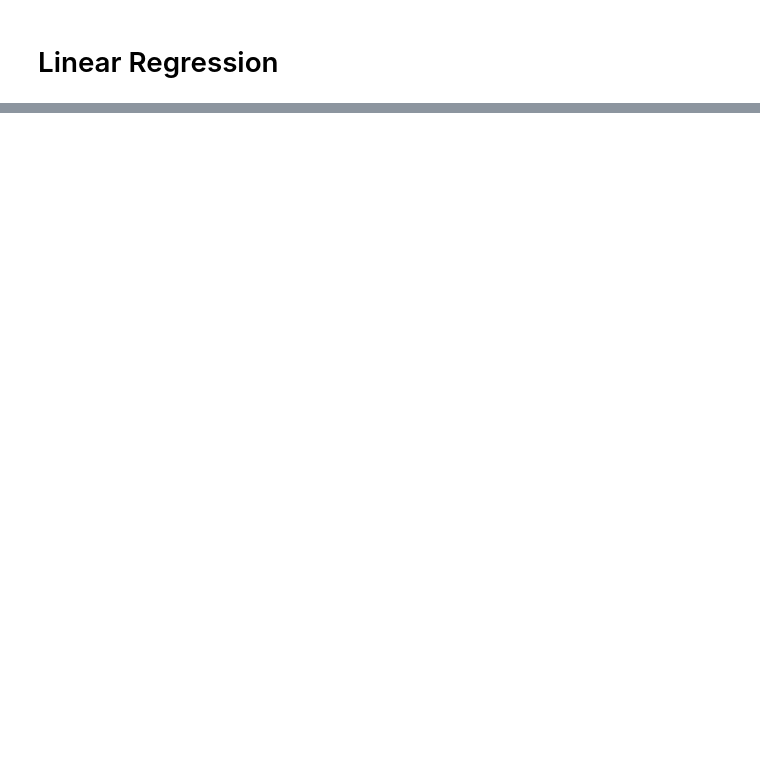
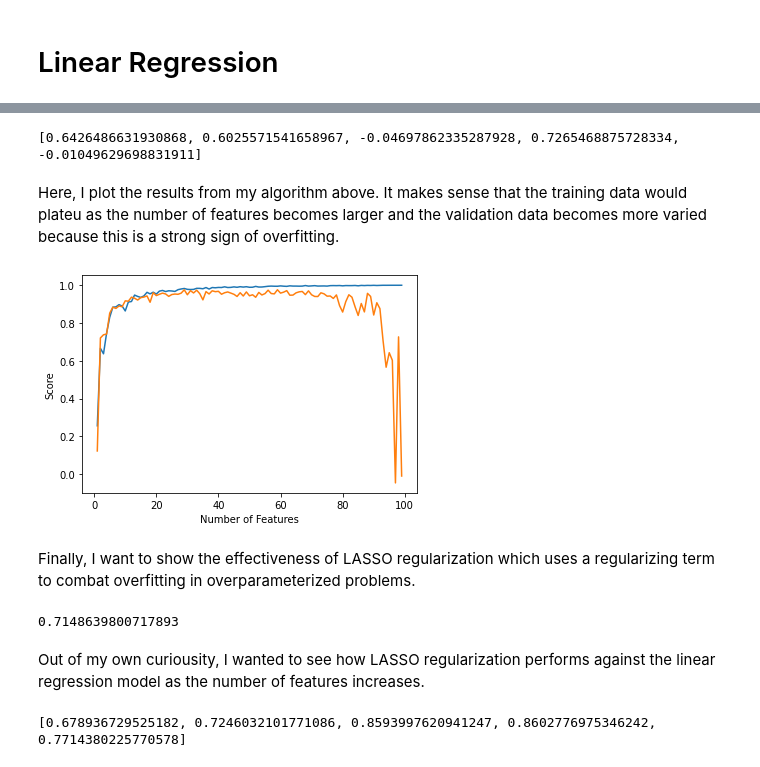
Before and after one commit to dmsmith25/dmsmith25.github.io, a Jupyter notebook: posts/linear-regression-project/index.ipynb, the cells around one changed output, grey strips where cells are left out. Cells and saved outputs as stored; diff of their text form; code cells hidden in the pictures; blank space fills up the shorter version.

```diff
--- a/posts/linear-regression-project/index.ipynb
+++ b/posts/linear-regression-project/index.ipynb
@@ -89,0 +93,64 @@ Validation score = 0.523
+# %%
+n_train = 100
+n_val = 100
+noise = 0.2
+
+num_features = range(1,100)
+train_score = []
+val_score = []
+
+for r in range(1,100):
+    p_features = r
+    X_train, y_train, X_val, y_val = LR_data(n_train, n_val, p_features, noise)
+    LR3 = LinearRegression()
+    LR3.fit_analytic(X_train, y_train)
+    train_score.append(LR3.score(X_train, y_train))
+    val_score.append(LR3.score(X_val, y_val))
+
+print(val_score[-5:])
+# %% [output]
+[0.6426486631930868, 0.6025571541658967, -0.04697862335287928, 0.7265468875728334, -0.01049629698831911]
+# %% [markdown]
+Here, I plot the results from my algorithm above. It makes sense that the training data would plateu as the number of features becomes larger and the validation data becomes more varied because this is a strong sign of overfitting.
+# %%
+plt.plot(num_features, train_score, label='training data')
+plt.plot(num_features, val_score, label="validation data")
+xlab = plt.xlabel("Number of Features")
+ylab = plt.ylabel("Score")
+# %% [output]
+[figure, added]
+# %% [markdown]
+Finally, I want to show the effectiveness of LASSO regularization which uses a regularizing term to combat overfitting in overparameterized problems.
+# %%
+from sklearn.linear_model import Lasso
+L = Lasso(alpha = 0.001)
+
+p_features = n_train - 1
+X_train, y_train, X_val, y_val = LR_data(n_train, n_val, p_features, noise)
+L.fit(X_train, y_train)
+
+L.score(X_val, y_val)
+# %% [output]
+0.7148639800717893
+# %% [markdown]
+Out of my own curiousity, I wanted to see how LASSO regularization performs against the linear regression model as the number of features increases.
+# %%
+n_train = 100
+n_val = 100
+noise = 0.2
+
+num_features = range(1,100)
+train_score = []
+val_score = []
+
+for r in range(1,100):
+    p_features = r
+    X_train, y_train, X_val, y_val = LR_data(n_train, n_val, p_features, noise)
+    LR3 = Lasso(alpha = 0.001)
+    LR3.fit(X_train, y_train)
+    train_score.append(LR3.score(X_train, y_train))
+    val_score.append(LR3.score(X_val, y_val))
+
+print(val_score[-5:])
+# %% [output]
+[0.678936729525182, 0.7246032101771086, 0.8593997620941247, 0.8602776975346242, 0.7714380225770578]
```
Also changed, not shown: parts of 15 cells of this notebook, 14 other files.
